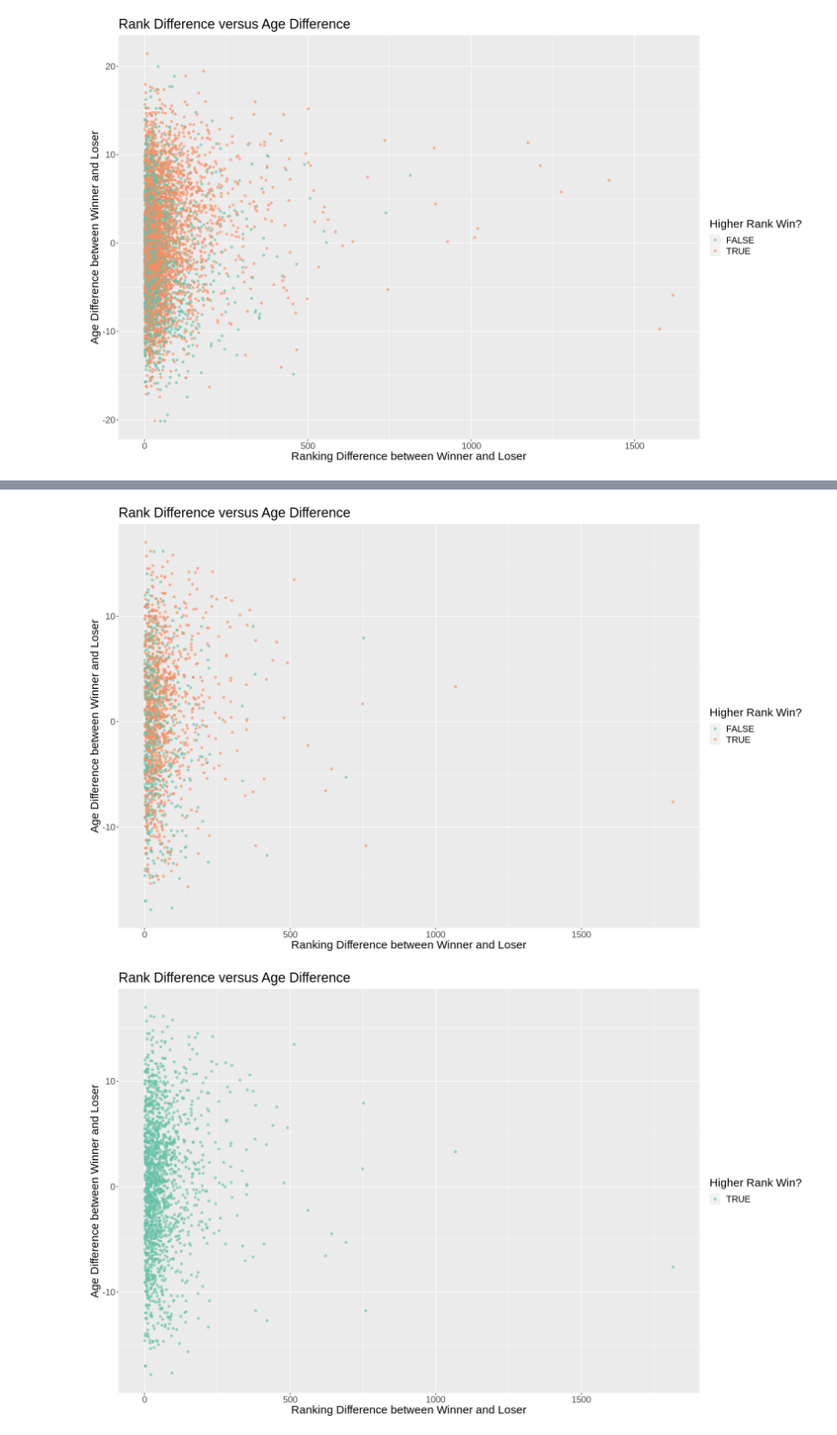
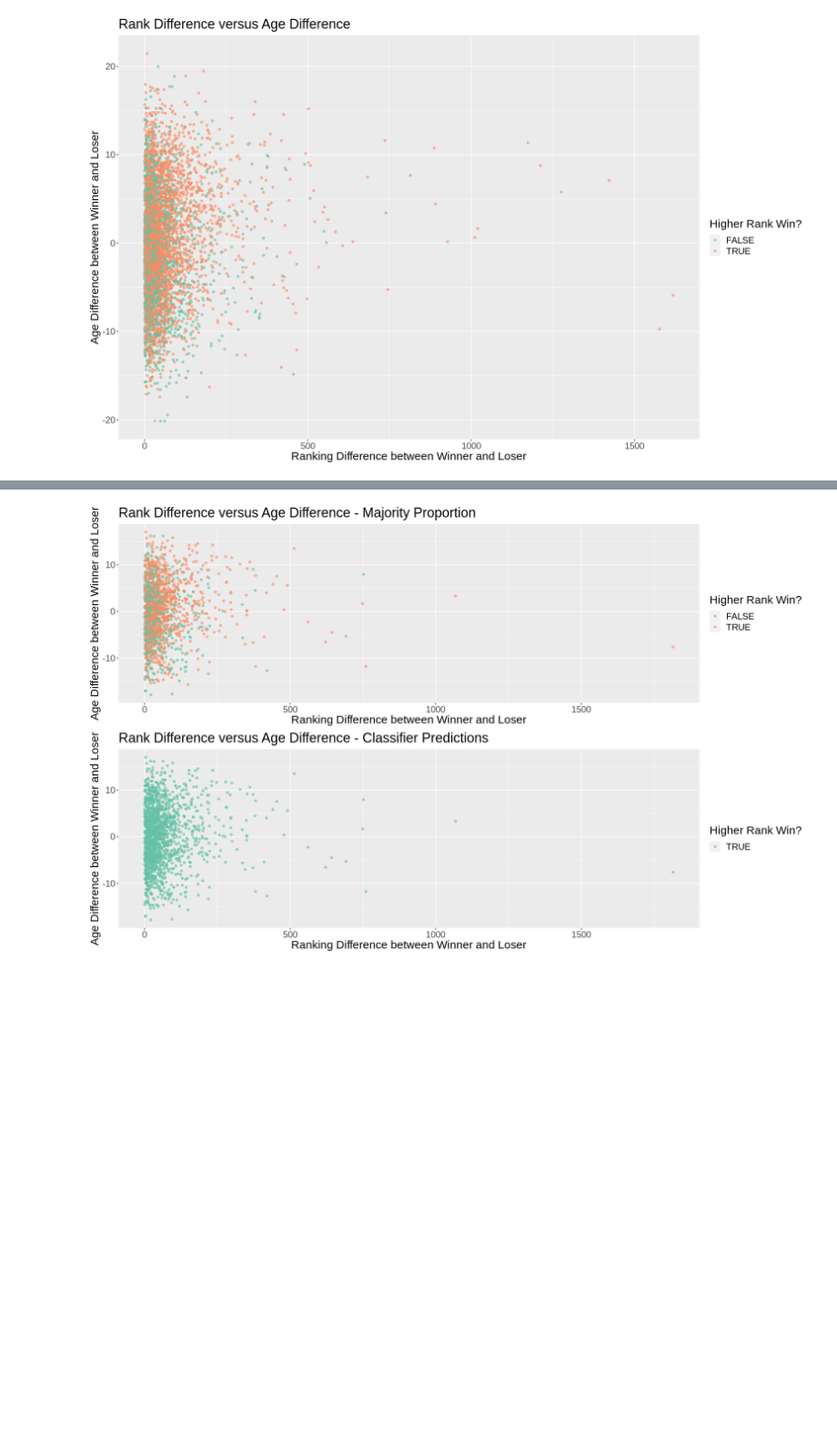
Before and after one commit to nitahieb/dsci100project, a Jupyter notebook: project.ipynb, the cells around one changed output, grey strips where cells are left out. Shown: that part at 91% size. Cells and saved outputs as stored; diff of their text form; code cells hidden in the pictures; blank space fills up the shorter version.

Commit message:
graphs to compare majority predictor to classifier on testing data

```diff
--- a/project.ipynb
+++ b/project.ipynb
@@ -225,21 +215,23 @@ A tibble: 2 × 2
 # %%
 tennis_test_plot <- tennis_test %>%
                      ggplot(aes(x = rank_diff, y = age_diff, color = higher_rank_win)) +
                      geom_point(alpha = 0.6) +
                      labs(x = "Ranking Difference between Winner and Loser", y = "Age Difference between Winner and Loser", color = "Higher Rank Win?") +
-                     ggtitle("Rank Difference versus Age Difference") +
+                     ggtitle("Rank Difference versus Age Difference - Majority Proportion") +
                      theme(text = element_text (size = 18)) +
                      scale_color_brewer(palette = "Set2")
-tennis_test_plot
 
 predictions_test_plot <- tennis_predictions %>%
                         ggplot(aes(x = rank_diff, y = age_diff, color = .pred_class)) +
                         geom_point(alpha = 0.6) +
                         labs(x = "Ranking Difference between Winner and Loser", y = "Age Difference between Winner and Loser", color = "Higher Rank Win?") +
-                        ggtitle("Rank Difference versus Age Difference") +
+                        ggtitle("Rank Difference versus Age Difference - Classifier Predictions") +
                         theme(text = element_text (size = 18)) +
                         scale_color_brewer(palette = "Set2")
-predictions_test_plot
+
+grid.arrange(tennis_test_plot, predictions_test_plot, ncol = 1)
+
+# we see from graphing the original majority proportions and our classifier's predictions, that our
+# classifier only predicted TRUE labels.
 # %% [output]
-[figure, old version]
+[figure, new version]
-[figure, removed]
```
Also changed, not shown: parts of 2 cells of this notebook.
